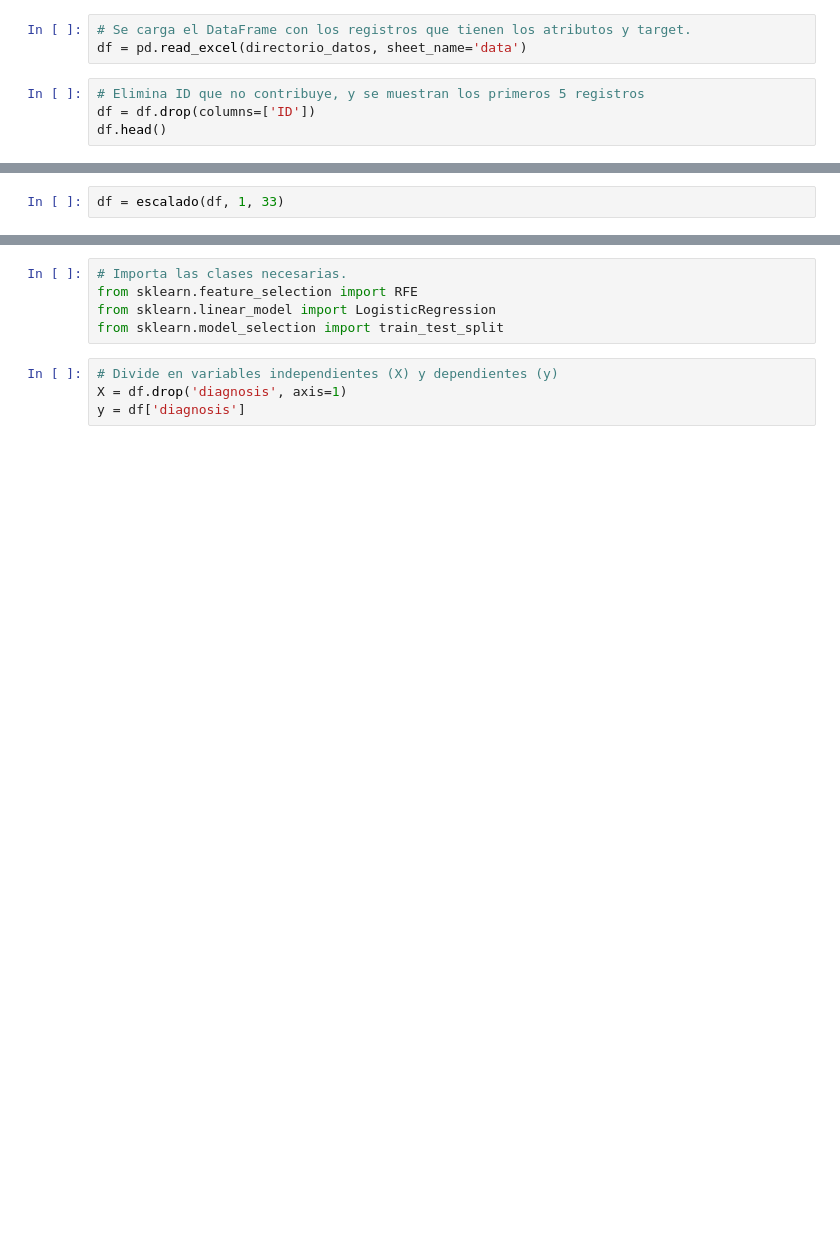
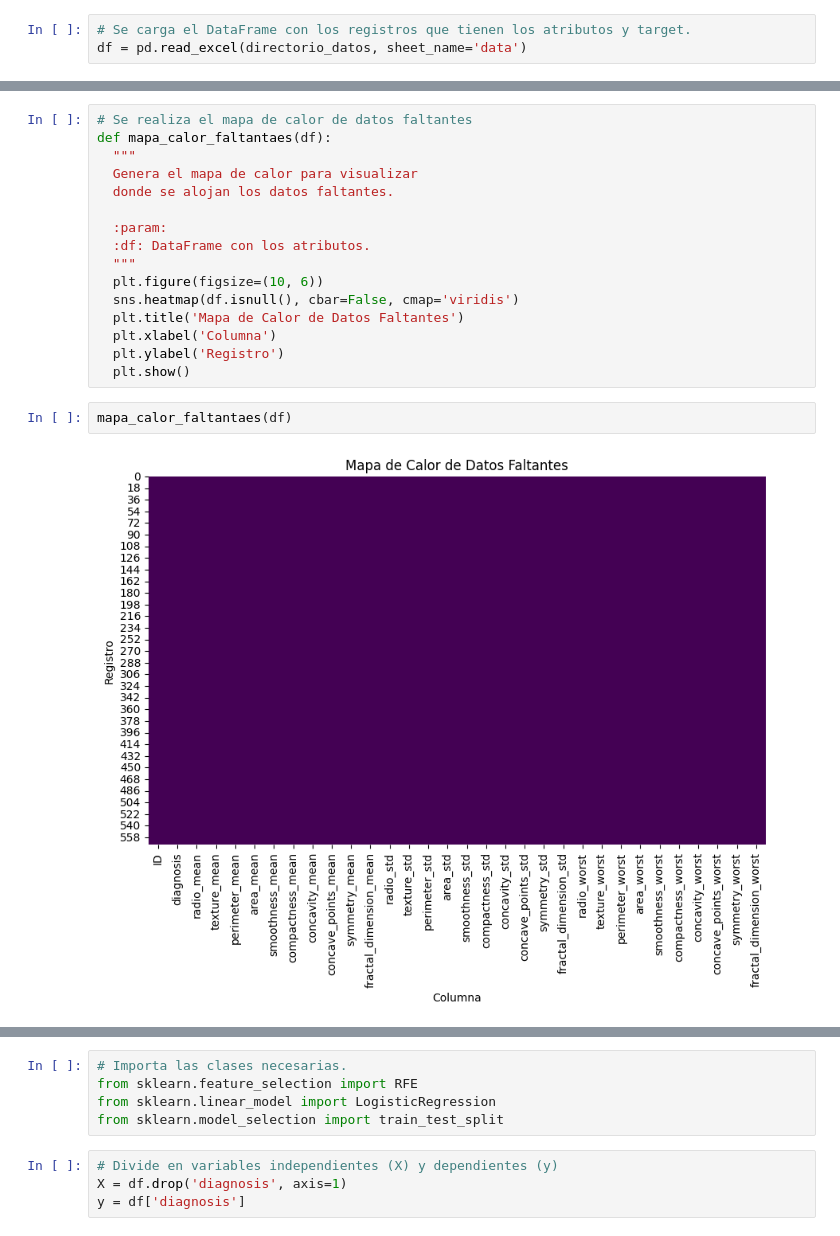
Before and after one commit to gusjrivas/TP_AdD, a Jupyter notebook: Scripts/tratamiento_data_v2.ipynb, the cells around one changed output, grey strips where cells are left out. Cells and saved outputs as stored; diff of their text form; blank space fills up the shorter version.

```diff
--- a/Scripts/tratamiento_data_v2.ipynb
+++ b/Scripts/tratamiento_data_v2.ipynb
@@ -103,7 +109,3 @@ Retomando desde el el tratamiento de *ouliers*:
 # %%
 # Se carga el DataFrame con los registros que tienen los atributos y target.
 df = pd.read_excel(directorio_datos, sheet_name='data')
-# %%
-# Elimina ID que no contribuye, y se muestran los primeros 5 registros
-df = df.drop(columns=['ID'])
-df.head()
@@ -309,2 +111,0 @@ def escalado(df, ini_col, fin_col):
-# %%
-df = escalado(df, 1, 33)
@@ -322,0 +158,20 @@ df.head()
+# %%
+# Se realiza el mapa de calor de datos faltantes
+def mapa_calor_faltantaes(df):
+  """
+  Genera el mapa de calor para visualizar
+  donde se alojan los datos faltantes.
+
+  :param:
+  :df: DataFrame con los atributos.
+  """
+  plt.figure(figsize=(10, 6))
+  sns.heatmap(df.isnull(), cbar=False, cmap='viridis')
+  plt.title('Mapa de Calor de Datos Faltantes')
+  plt.xlabel('Columna')
+  plt.ylabel('Registro')
+  plt.show()
+# %%
+mapa_calor_faltantaes(df)
+# %% [output]
+[figure, added]
```
Also changed, not shown: parts of 60 cells of this notebook, 6 other files.
